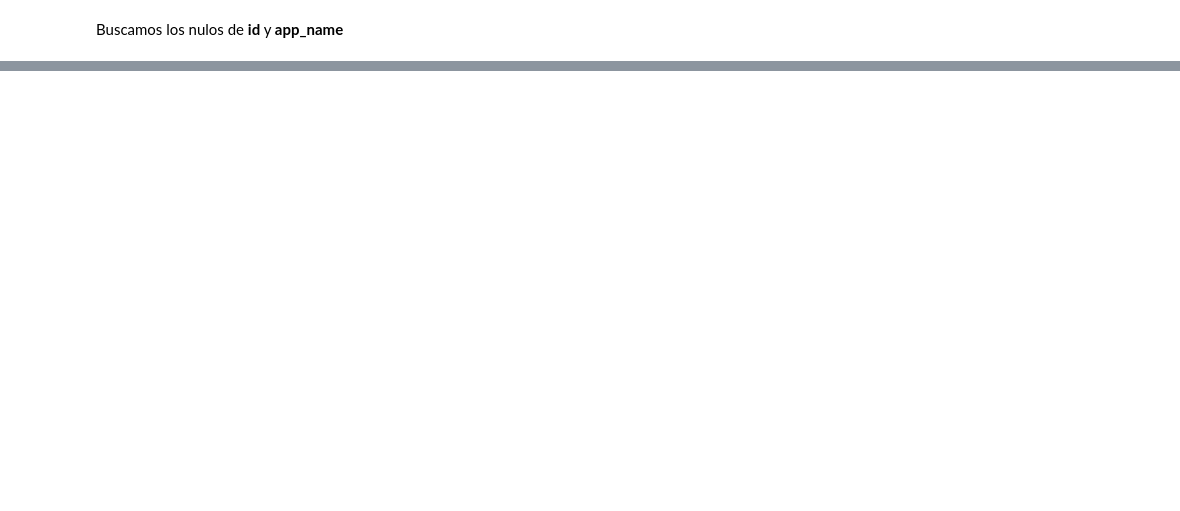
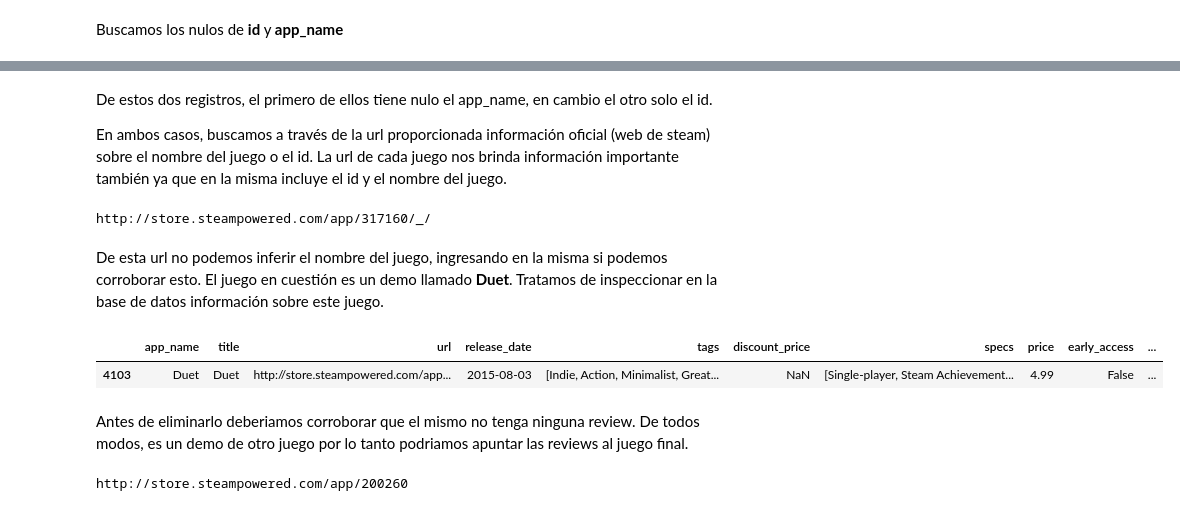
Before and after one commit to aaerror/Steam, a Jupyter notebook: Proyecto 03.ipynb, the cells around one changed output, grey strips where cells are left out. Drawn from its saved outputs; the diff is of its cells as text; code cells hidden in the pictures; blank space fills up the shorter version.

```diff
--- a/Proyecto 03.ipynb
+++ b/Proyecto 03.ipynb
@@ -156,0 +196,22 @@ games.query('app_name.isna() | id.isna()', engine='python')
+# %% [markdown]
+De estos dos registros, el primero de ellos tiene nulo el app_name, en cambio el otro solo el id.
+
+En ambos casos, buscamos a través de la url proporcionada información oficial (web de steam) sobre el nombre del juego o el id. La url de cada juego nos brinda información importante también ya que en la misma incluye el id y el nombre del juego.
+# %%
+print(games.loc[2580,:].url)
+# %% [output]
+http://store.steampowered.com/app/317160/_/
+# %% [markdown]
+De esta url no podemos inferir el nombre del juego, ingresando en la misma si podemos corroborar esto. El juego en cuestión es un demo llamado **Duet**. Tratamos de inspeccionar en la base de datos información sobre este juego.
+# %%
+app_name = "Duet"
+games.query('@app_name == app_name')
+# %% [output]
+|  | app_name | title | url | release_date | tags | discount_price | specs | price | early_access | ... |
+| 4103 | Duet | Duet | http://store.steampowered.com/app... | 2015-08-03 | [Indie, Action, Minimalist, Great... | NaN | [Single-player, Steam Achievement... | 4.99 | False | ... |
+# %% [markdown]
+Antes de eliminarlo deberiamos corroborar que el mismo no tenga ninguna review. De todos modos, es un demo de otro juego por lo tanto podriamos apuntar las reviews al juego final.
+# %%
+print(games.loc[30961,:].url)
+# %% [output]
+http://store.steampowered.com/app/200260
```
Also changed, not shown: parts of 17 cells of this notebook.
